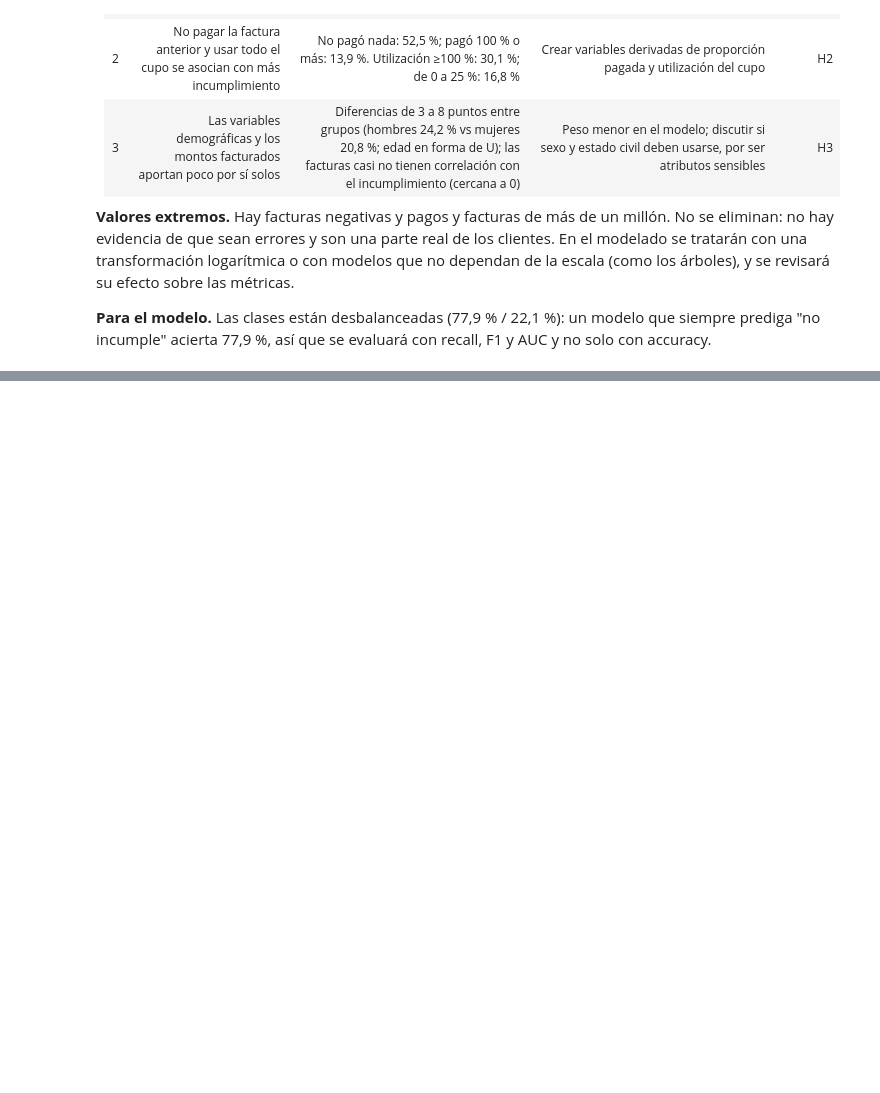
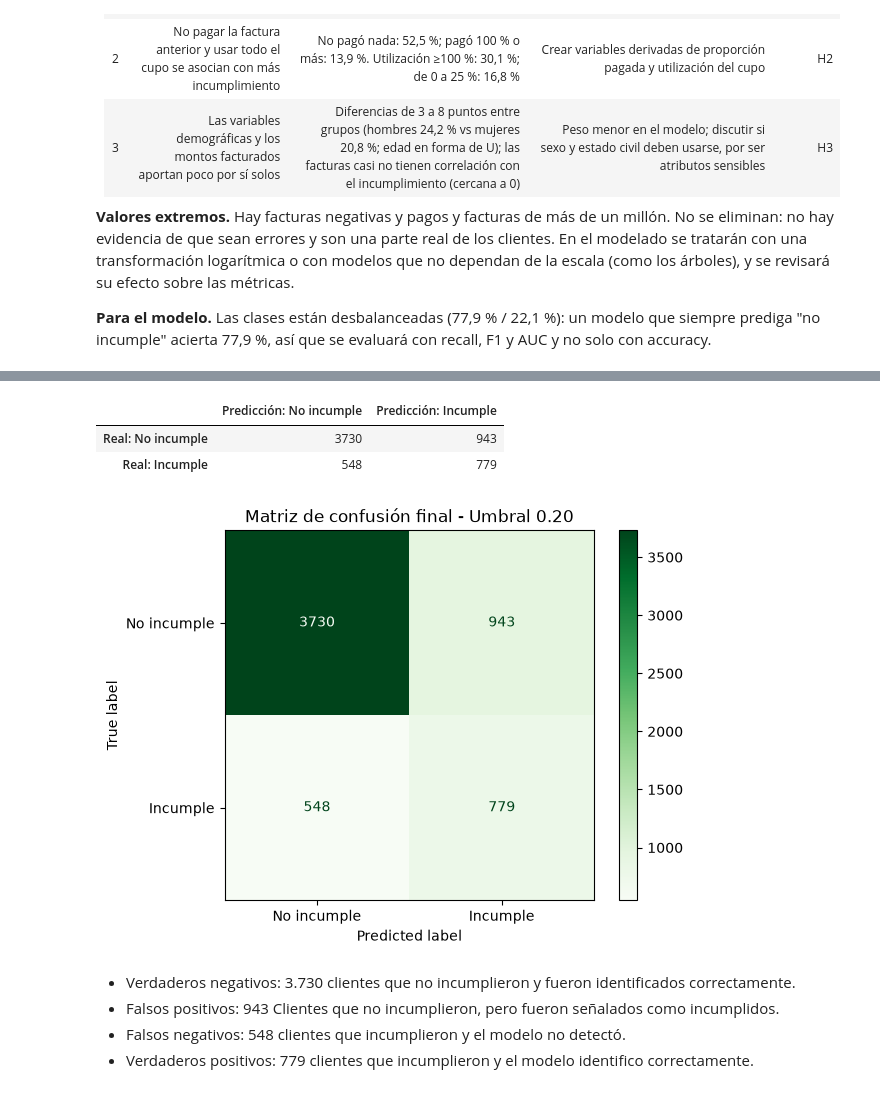
Before and after one commit to manuelarpoce-ui/Proyecto-grupo-4, a Jupyter notebook: notebooks/01_eda.ipynb, the cells around one changed output, grey strips where cells are left out. Drawn from its saved outputs; the diff is of its cells as text; code cells hidden in the pictures; blank space fills up the shorter version.

```diff
--- a/notebooks/01_eda.ipynb
+++ b/notebooks/01_eda.ipynb
@@ -1461,0 +1752,9 @@ graficar_tasa(t3, "Incumplimiento según proporción pagada de la factura anteri
+# %%
+# ------------------------------------------------------------
+# 5.4.4 ENTRENAMIENTO DE LOS MODELOS
+# ------------------------------------------------------------
+
+# Entrenar modelo baseline: Aprendio cual es la clase mas frecuente en los datos de entrenamieto
+modelo_baseline.fit(X_train, y_train)   #fit le permite al modelo aprender a partir de los datos
+
+print("Modelo baseline entrenado correctamente.")
@@ -1461,0 +2310,38 @@ graficar_tasa(t3, "Incumplimiento según proporción pagada de la factura anteri
+# %%
+# ============================================================
+# 5.16 MATRIZ DE CONFUSIÓN FINAL
+# ============================================================
+
+# Calcular matriz de confusión con el umbral seleccionado
+matriz_confusion_final = confusion_matrix(
+    y_test,
+    predicciones_test_final
+)
+
+# Mostrar resultados
+display(
+    pd.DataFrame(
+        matriz_confusion_final,
+        index=["Real: No incumple", "Real: Incumple"],
+        columns=["Predicción: No incumple", "Predicción: Incumple"]
+    )
+)
+
+# Visualizar matriz
+ConfusionMatrixDisplay(
+    confusion_matrix=matriz_confusion_final,
+    display_labels=["No incumple", "Incumple"]
+).plot(cmap="Greens", values_format="d")
+
+plt.title("Matriz de confusión final - Umbral 0.20")
+plt.show()
+# %% [output]
+|  | Predicción: No incumple | Predicción: Incumple |
+| Real: No incumple | 3730 | 943 |
+| Real: Incumple | 548 | 779 |
+[figure, added]
+# %% [markdown]
+- Verdaderos negativos: 3.730 clientes que no incumplieron y fueron identificados correctamente.
+- Falsos positivos: 943 Clientes que no incumplieron, pero fueron señalados como incumplidos.
+- Falsos negativos: 548 clientes que incumplieron y el modelo no detectó.
+- Verdaderos positivos: 779 clientes que incumplieron y el modelo identifico correctamente.
```
Also changed, not shown: parts of 48 cells of this notebook.
